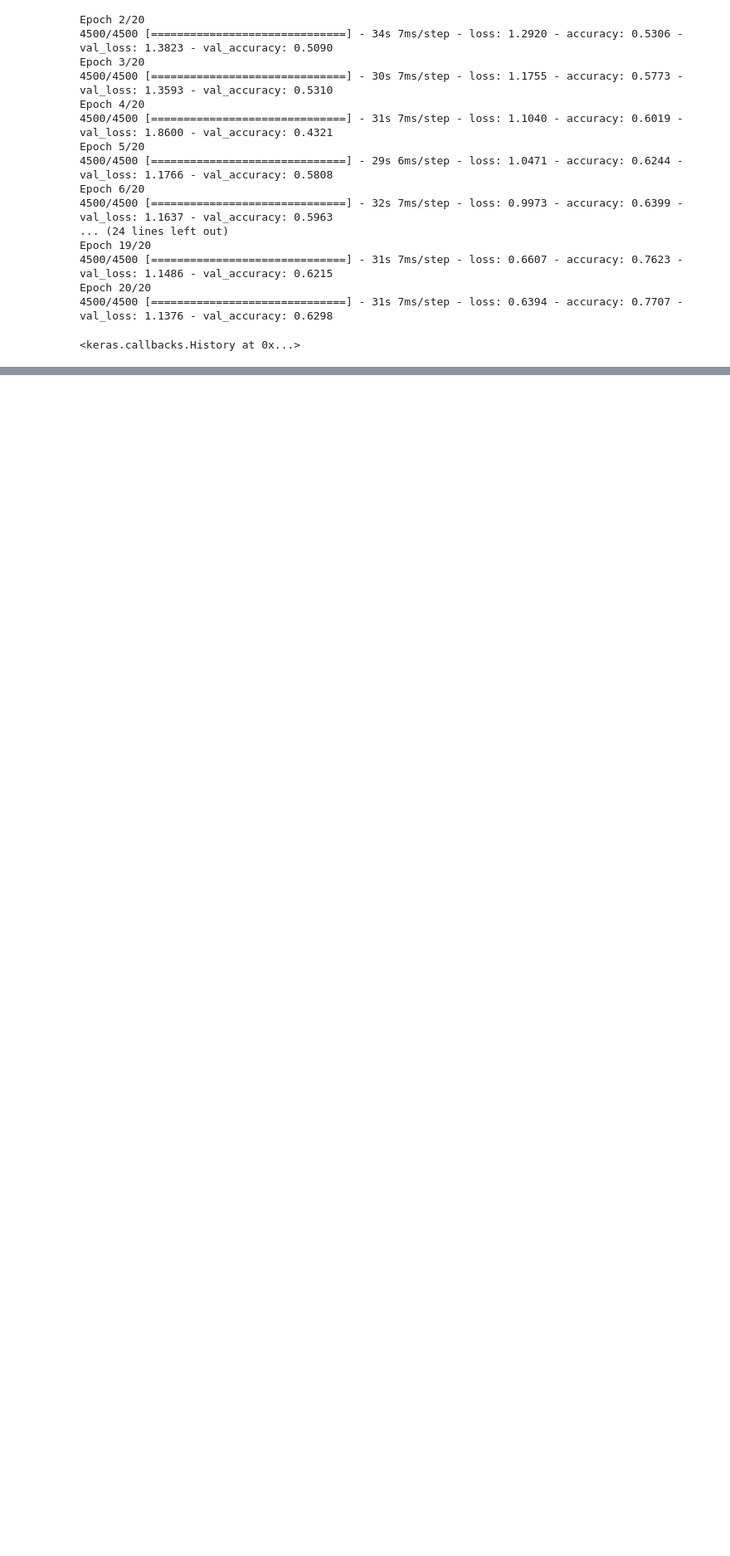
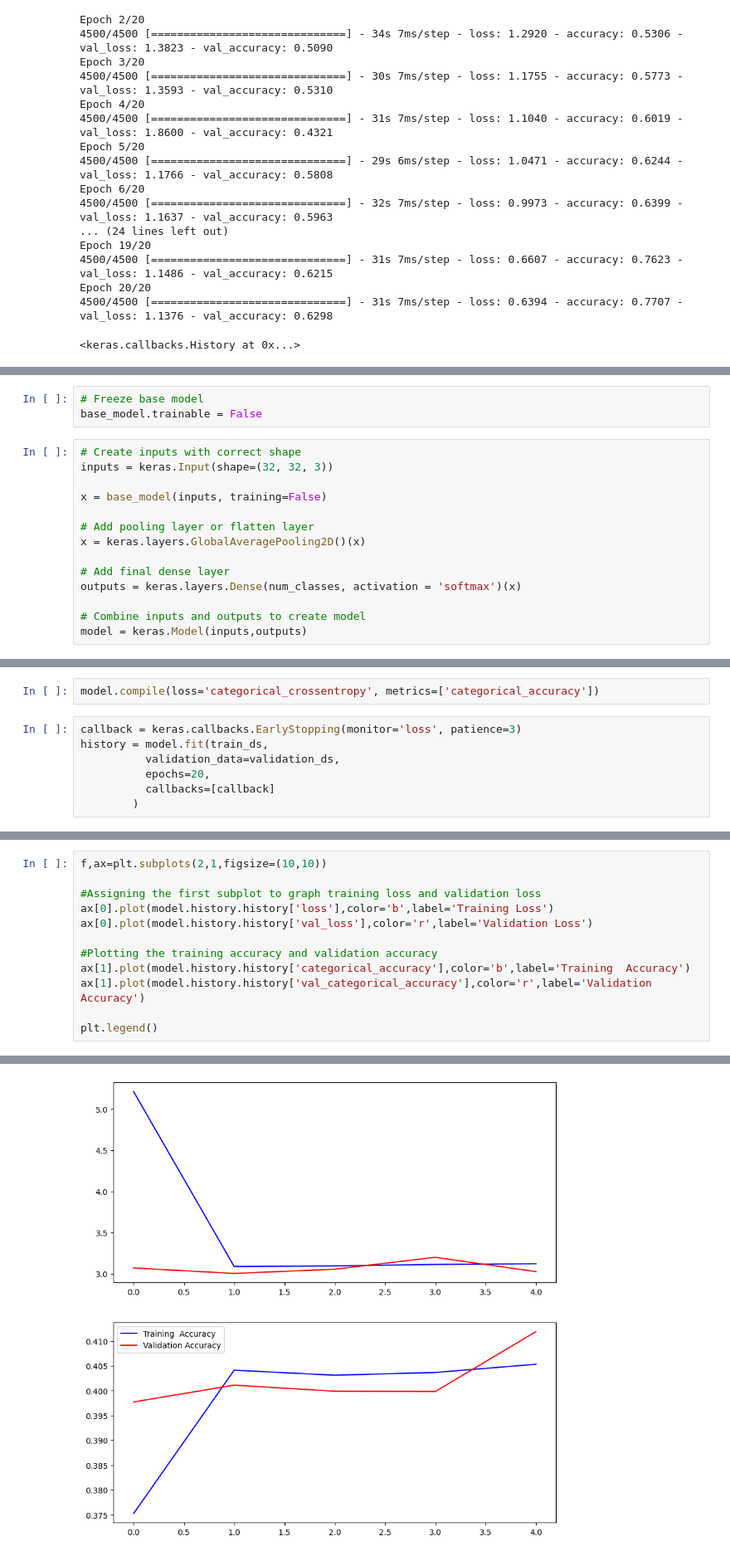
Before and after one commit to pasterzewa/CNN-DL-Project, a Jupyter notebook: main.ipynb, the cells around one changed output, grey strips where cells are left out. Shown at 83% size. Cells and saved outputs as stored; diff of their text form; blank space fills up the shorter version.

```diff
--- a/main.ipynb
+++ b/main.ipynb
@@ -174,0 +186,17 @@ Epoch 20/20
+# %%
+# Freeze base model
+base_model.trainable = False
+# %%
+# Create inputs with correct shape
+inputs = keras.Input(shape=(32, 32, 3))
+
+x = base_model(inputs, training=False)
+
+# Add pooling layer or flatten layer
+x = keras.layers.GlobalAveragePooling2D()(x)
+
+# Add final dense layer
+outputs = keras.layers.Dense(num_classes, activation = 'softmax')(x)
+
+# Combine inputs and outputs to create model
+model = keras.Model(inputs,outputs)
@@ -174,0 +224,9 @@ Epoch 20/20
+# %%
+model.compile(loss='categorical_crossentropy', metrics=['categorical_accuracy'])
+# %%
+callback = keras.callbacks.EarlyStopping(monitor='loss', patience=3)
+history = model.fit(train_ds,
+          validation_data=validation_ds,
+          epochs=20,
+          callbacks=[callback]
+        )
@@ -174,0 +244,13 @@ Epoch 20/20
+# %%
+f,ax=plt.subplots(2,1,figsize=(10,10))
+
+#Assigning the first subplot to graph training loss and validation loss
+ax[0].plot(model.history.history['loss'],color='b',label='Training Loss')
+ax[0].plot(model.history.history['val_loss'],color='r',label='Validation Loss')
+
+#Plotting the training accuracy and validation accuracy
+ax[1].plot(model.history.history['categorical_accuracy'],color='b',label='Training  Accuracy')
+ax[1].plot(model.history.history['val_categorical_accuracy'],color='r',label='Validation Accuracy')
+
+plt.legend()
+# %% [output]
@@ -174,0 +258 @@ Epoch 20/20
+[figure, added]
```
Also changed, not shown: parts of 13 cells of this notebook.
